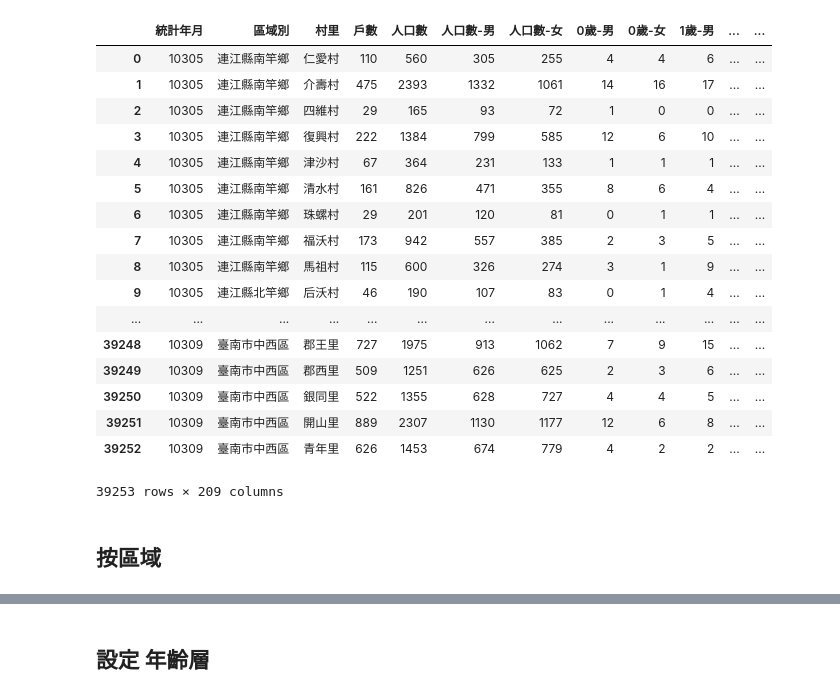
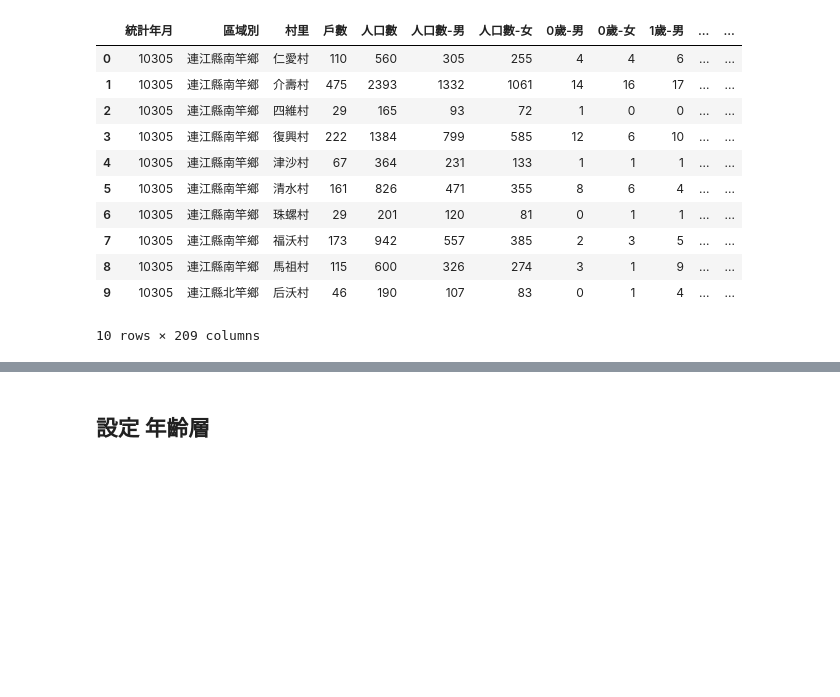
Before and after one commit to t0mst0ne/Population, a Jupyter notebook: City all age statistics.ipynb, the cells around one changed output, grey strips where cells are left out. Saved outputs shown, nothing was run; the diff lists cells and outputs as text; code cells hidden in the pictures; blank space fills up the shorter version.

```diff
--- a/City all age statistics.ipynb
+++ b/City all age statistics.ipynb
@@ -1,30 +1,21 @@
 # %%
 #!/usr/bin/env python
 # -*- coding: utf-8 -*-
 import pandas as pd
 import codecs
 import qgrid
 df = pd.io.parsers.read_csv(codecs.open('opendata-10305-09_age_All.csv', 'r', 'utf-8-sig')).drop('Unnamed: 209',1)
-df['統計年月'].convert_objects(convert_numeric='force')
-df
+df.head(10)
 # %% [output]
 |  | 統計年月 | 區域別 | 村里 | 戶數 | 人口數 | 人口數-男 | 人口數-女 | 0歲-男 | 0歲-女 | 1歲-男 | ... | ... |
 | 0 | 10305 | 連江縣南竿鄉 | 仁愛村 | 110 | 560 | 305 | 255 | 4 | 4 | 6 | ... | ... |
 | 1 | 10305 | 連江縣南竿鄉 | 介壽村 | 475 | 2393 | 1332 | 1061 | 14 | 16 | 17 | ... | ... |
 | 2 | 10305 | 連江縣南竿鄉 | 四維村 | 29 | 165 | 93 | 72 | 1 | 0 | 0 | ... | ... |
 | 3 | 10305 | 連江縣南竿鄉 | 復興村 | 222 | 1384 | 799 | 585 | 12 | 6 | 10 | ... | ... |
 | 4 | 10305 | 連江縣南竿鄉 | 津沙村 | 67 | 364 | 231 | 133 | 1 | 1 | 1 | ... | ... |
 | 5 | 10305 | 連江縣南竿鄉 | 清水村 | 161 | 826 | 471 | 355 | 8 | 6 | 4 | ... | ... |
 | 6 | 10305 | 連江縣南竿鄉 | 珠螺村 | 29 | 201 | 120 | 81 | 0 | 1 | 1 | ... | ... |
 | 7 | 10305 | 連江縣南竿鄉 | 福沃村 | 173 | 942 | 557 | 385 | 2 | 3 | 5 | ... | ... |
 | 8 | 10305 | 連江縣南竿鄉 | 馬祖村 | 115 | 600 | 326 | 274 | 3 | 1 | 9 | ... | ... |
 | 9 | 10305 | 連江縣北竿鄉 | 后沃村 | 46 | 190 | 107 | 83 | 0 | 1 | 4 | ... | ... |
-| ... | ... | ... | ... | ... | ... | ... | ... | ... | ... | ... | ... | ... |
-| 39248 | 10309 | 臺南市中西區 | 郡王里 | 727 | 1975 | 913 | 1062 | 7 | 9 | 15 | ... | ... |
-| 39249 | 10309 | 臺南市中西區 | 郡西里 | 509 | 1251 | 626 | 625 | 2 | 3 | 6 | ... | ... |
-| 39250 | 10309 | 臺南市中西區 | 銀同里 | 522 | 1355 | 628 | 727 | 4 | 4 | 5 | ... | ... |
-| 39251 | 10309 | 臺南市中西區 | 開山里 | 889 | 2307 | 1130 | 1177 | 12 | 6 | 8 | ... | ... |
-| 39252 | 10309 | 臺南市中西區 | 青年里 | 626 | 1453 | 674 | 779 | 4 | 2 | 2 | ... | ... |
-39253 rows × 209 columns
+10 rows × 209 columns
-# %% [markdown]
-## 按區域
```
Also changed, not shown: parts of 5 cells of this notebook.
